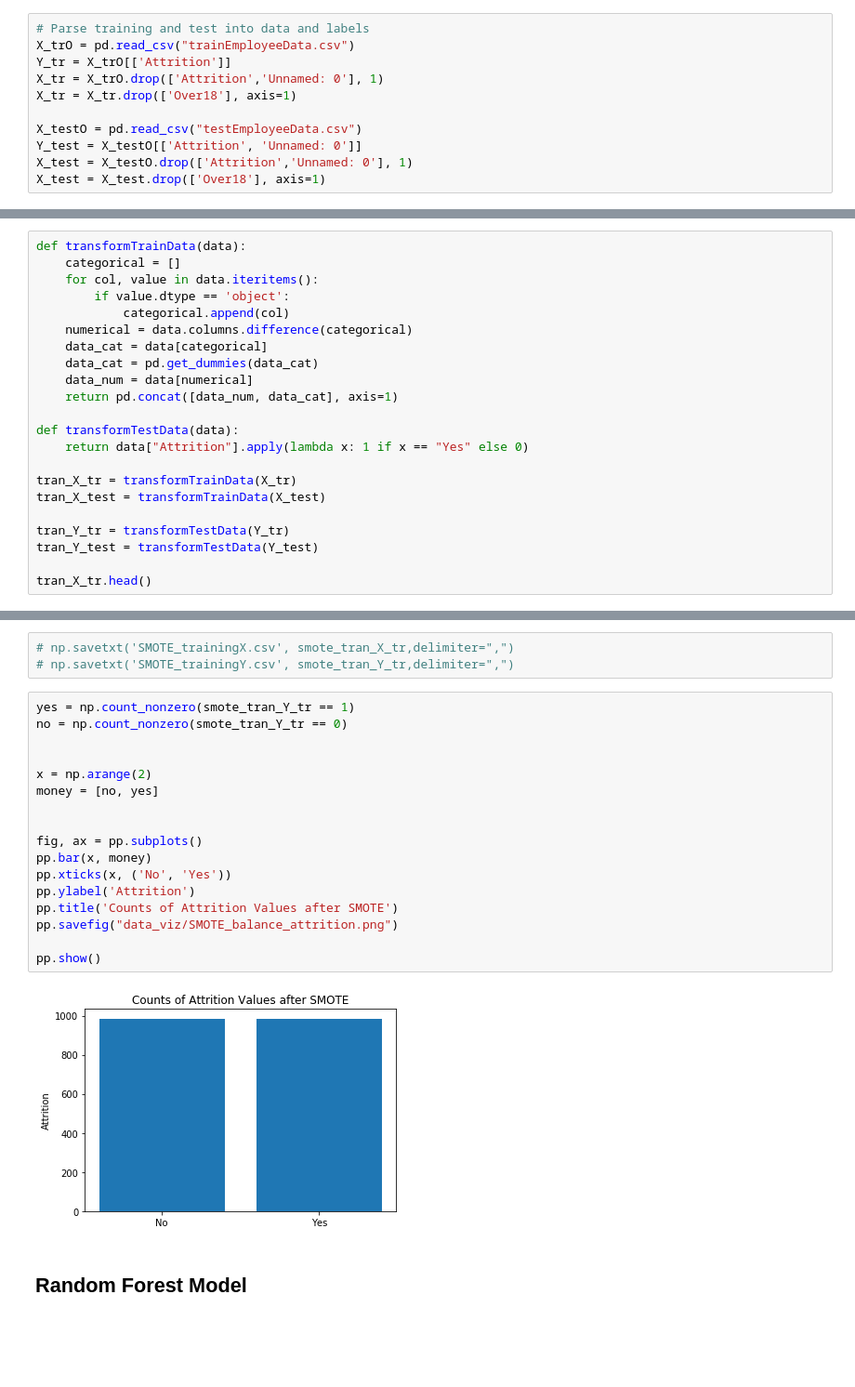
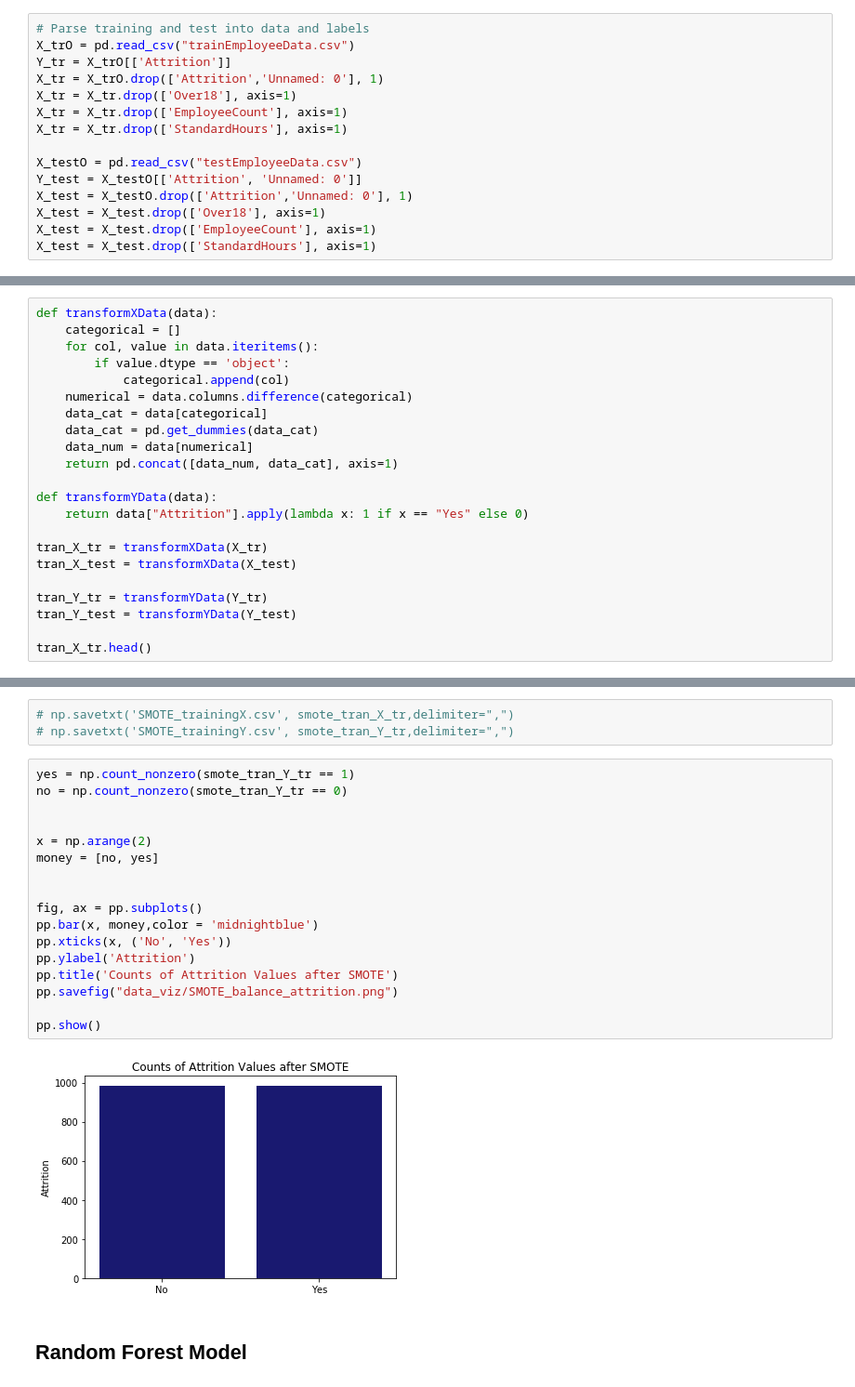
Before and after one commit to LillyanPan/AttritionAnalysis, a Jupyter notebook: Random Forest.ipynb, the cells around one changed output, grey strips where cells are left out. Shown at 93% size. Cells and saved outputs as stored; diff of their text form; blank space fills up the shorter version.

```diff
--- a/Random Forest.ipynb
+++ b/Random Forest.ipynb
@@ -25,11 +33,15 @@ X_trO = pd.read_csv("trainEmployeeData.csv")
 Y_tr = X_trO[['Attrition']]
 X_tr = X_trO.drop(['Attrition','Unnamed: 0'], 1)
 X_tr = X_tr.drop(['Over18'], axis=1)
+X_tr = X_tr.drop(['EmployeeCount'], axis=1)
+X_tr = X_tr.drop(['StandardHours'], axis=1)
 
 X_testO = pd.read_csv("testEmployeeData.csv")
 Y_test = X_testO[['Attrition', 'Unnamed: 0']]
 X_test = X_testO.drop(['Attrition','Unnamed: 0'], 1)
 X_test = X_test.drop(['Over18'], axis=1)
+X_test = X_test.drop(['EmployeeCount'], axis=1)
+X_test = X_test.drop(['StandardHours'], axis=1)
 # %%
 X_tr.head()
 # %% [output]
@@ -91,7 +107,7 @@ total_data.describe(include='all')
 | max | 60.000000 | NaN | NaN | 1499.000000 | NaN | 29.000000 | 5.000000 | ... |
 11 rows × 35 columns
 # %%
-def transformTrainData(data):
+def transformXData(data):
     categorical = []
     for col, value in data.iteritems():
         if value.dtype == 'object':
@@ -102,14 +118,14 @@ def transformTrainData(data):
     data_num = data[numerical]
     return pd.concat([data_num, data_cat], axis=1)
 
-def transformTestData(data):
+def transformYData(data):
     return data["Attrition"].apply(lambda x: 1 if x == "Yes" else 0)
 
-tran_X_tr = transformTrainData(X_tr)
-tran_X_test = transformTrainData(X_test)
+tran_X_tr = transformXData(X_tr)
+tran_X_test = transformXData(X_test)
 
-tran_Y_tr = transformTestData(Y_tr)
-tran_Y_test = transformTestData(Y_test)
+tran_Y_tr = transformYData(Y_tr)
+tran_Y_test = transformYData(Y_test)
 
 tran_X_tr.head()
 # %% [output]
@@ -154,22 +208,22 @@ smote_tran_X_tr, smote_tran_Y_tr = sm.fit_sample(tran_X_tr,tran_Y_tr)
 # %%
 yes = np.count_nonzero(smote_tran_Y_tr == 1)
 no = np.count_nonzero(smote_tran_Y_tr == 0)
 
 
 x = np.arange(2)
 money = [no, yes]
 
 
 fig, ax = pp.subplots()
-pp.bar(x, money)
+pp.bar(x, money,color = 'midnightblue')
 pp.xticks(x, ('No', 'Yes'))
 pp.ylabel('Attrition')
 pp.title('Counts of Attrition Values after SMOTE')
 pp.savefig("data_viz/SMOTE_balance_attrition.png")
 
 pp.show()
 # %% [output]
-[figure, old version]
+[figure, new version]
 # %% [markdown]
 ## Random Forest Model
 # %% [markdown]
```
Also changed, not shown: parts of 25 cells of this notebook, 11 other files.
